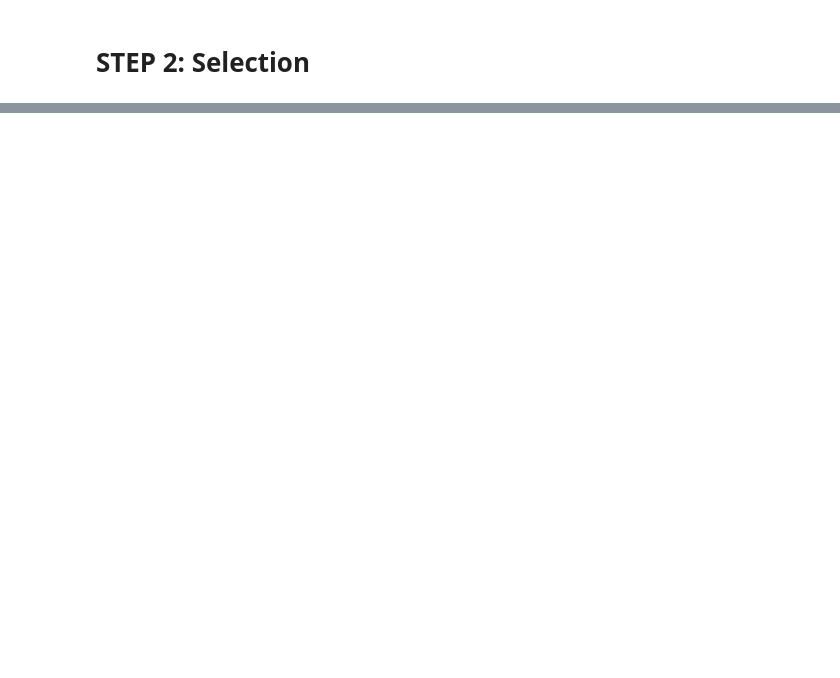
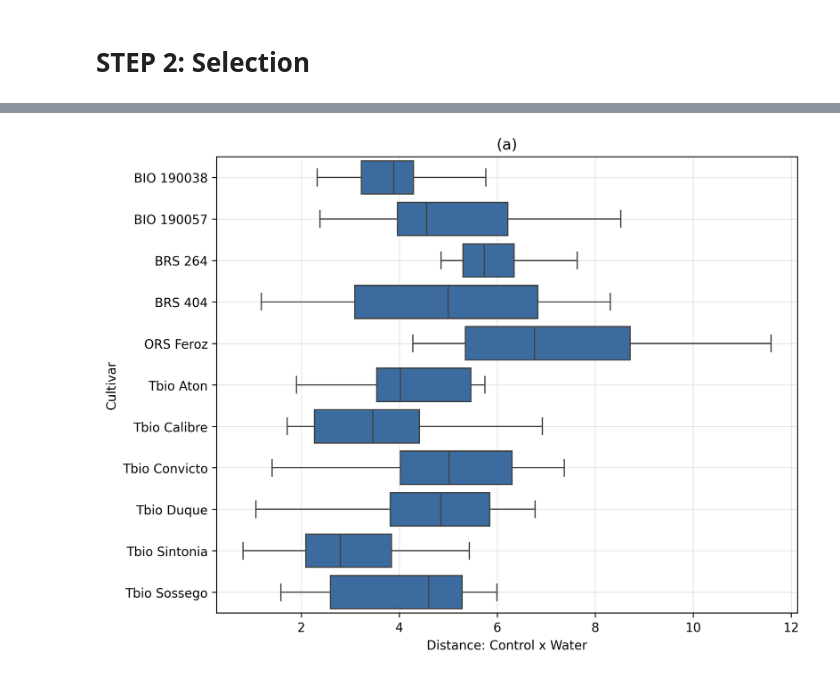
Before and after one commit to brunobro/classification-selection-wheat-cultivars-water-saline-stress-machine-learning-multicriteria-analysis, a Jupyter notebook: ClassificationOfWheatCultivars.ipynb, the cells around one changed output, grey strips where cells are left out. Cells and saved outputs as stored; diff of their text form; code cells hidden in the pictures; blank space fills up the shorter version.

```diff
--- a/ClassificationOfWheatCultivars.ipynb
+++ b/ClassificationOfWheatCultivars.ipynb
@@ -493,0 +409,84 @@ plt.show()
+# %%
+def w_dist(w, v1, v2):
+  return np.sum(w * np.abs(v1 - v2))
+
+# 2. Normalização dos pesos das variáveis (soma = 1)
+weights = Weights_for_distances / np.linalg.norm(Weights_for_distances, 1)
+
+# 3. Identifica as colunas de variáveis fenotípicas (exclui colunas de identificação)
+metadata_cols = ['Cultivar', 'Treatment', 'Repetition']
+feature_cols = [c for c in df_all.columns if c not in metadata_cols]
+cultivars = np.unique(df_all['Cultivar'])
+records = []
+
+# 4. Cálculo das distâncias confrontando TODAS as repetições (4 x 4 = 16 pares)
+for cultivar in cultivars:
+  df_cult = df_all[df_all['Cultivar'] == cultivar]
+  # Separa os tratamentos indexando pela Repetição
+  df_ctrl = df_cult[df_cult['Treatment'] == 'Control'].set_index('Repetition')[
+      feature_cols
+  ]
+  df_wat = df_cult[df_cult['Treatment'] == 'Water'].set_index('Repetition')[
+      feature_cols
+  ]
+  df_sal = df_cult[df_cult['Treatment'] == 'Saline'].set_index('Repetition')[
+      feature_cols
+  ]
+  # Itera sobre todas as repetições de controle (1 a 4)
+  for rep_c in df_ctrl.index:
+    v_ctrl = df_ctrl.loc[rep_c].values
+    # Itera sobre todas as repetições de estresse (1 a 4)
+    for rep_s in df_wat.index:
+      v_wat = df_wat.loc[rep_s].values
+      v_sal = df_sal.loc[rep_s].values
+      d_water = w_dist(weights, v_wat, v_ctrl)
+      d_saline = w_dist(weights, v_sal, v_ctrl)
+      records.append({
+          'Cultivar': cultivar,
+          'Rep_Control': rep_c,
+          'Rep_Stress': rep_s,
+          'Pair': f'C{rep_c}-S{rep_s}',
+          'Water': d_water,
+          'Saline': d_saline,
+      })
+
+# 5. DataFrame final com todas as distâncias pareadas (11 cultivares x 16 pares = 176 linhas)
+df_distances = pd.DataFrame(records)
+display(df_distances.head(20))
+
+# ==============================================================================
+# 6. Visualização: Boxplots da dispersão das distâncias (como na Figura 4 do artigo)
+# ==============================================================================
+# (a) Controle x Estresse Hídrico
+plt.figure(figsize=(8, 6), dpi=300)
+sns.boxplot(
+    data=df_distances,
+    y='Cultivar',
+    x='Water',
+    color='#2b6cb0',
+    orient='h',
+    fliersize=4,
+)
+plt.title('(a)')
+plt.ylabel('Cultivar')
+plt.xlabel('Distance: Control x Water')
+plt.grid(alpha=0.3)
+plt.tight_layout()
+plt.show()
+# (b) Controle x Estresse Salino
+plt.figure(figsize=(8, 6), dpi=300)
+sns.boxplot(
+    data=df_distances,
+    y='Cultivar',
+    x='Saline',
+    color='#2e7d32',
+    orient='h',
+    fliersize=4,
+)
+plt.title('(b)')
+plt.ylabel('Cultivar')
+plt.xlabel('Distance: Control x Saline')
+plt.grid(alpha=0.3)
+plt.tight_layout()
+plt.show()
+# %% [output]
@@ -493,0 +510 @@ plt.show()
+[figure, added]
```
Also changed, not shown: parts of 35 cells of this notebook.
